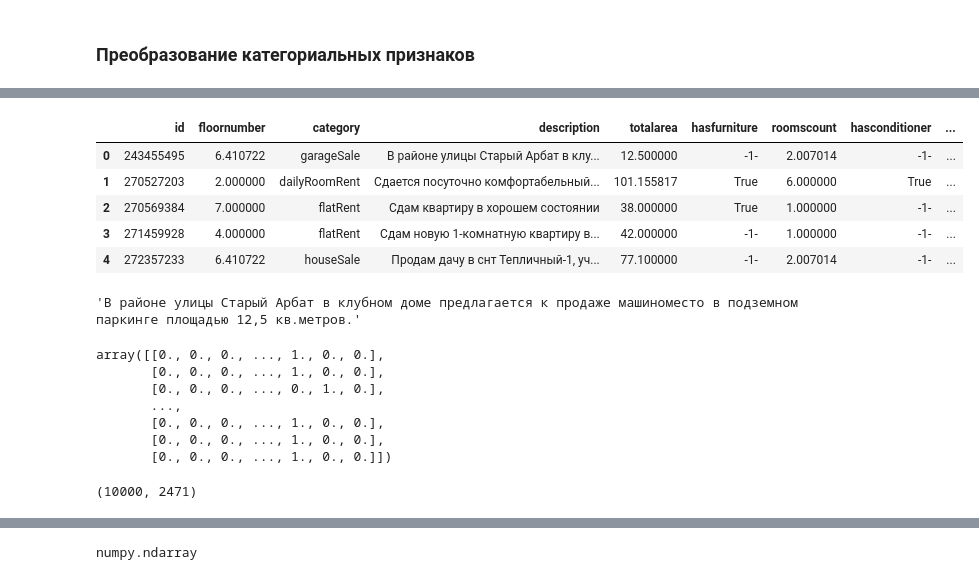
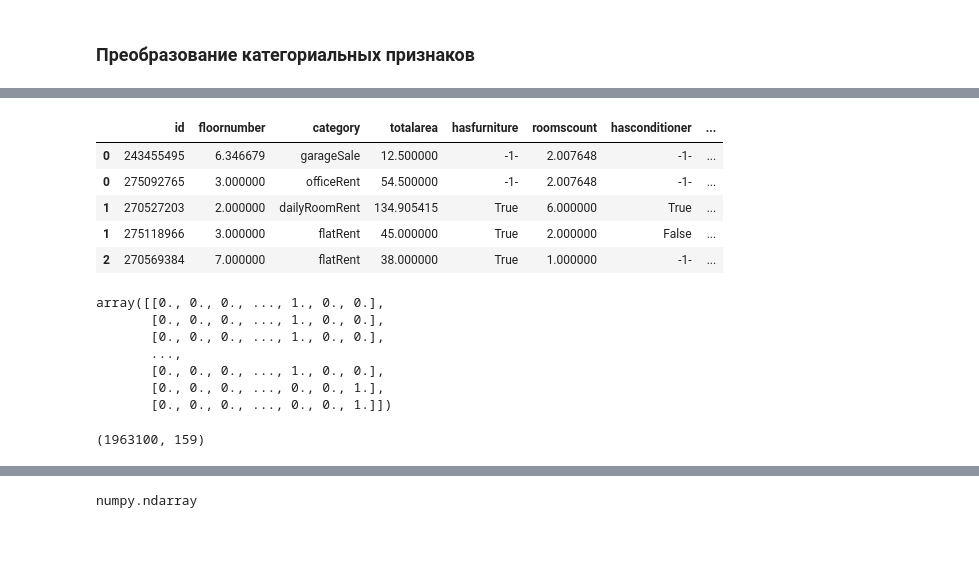
Before and after one commit to MariaZharova/recsys_internship, a Jupyter notebook: Embedding.ipynb, the cells around one changed output, grey strips where cells are left out. Drawn from its saved outputs; the diff is of its cells as text; code cells hidden in the pictures; blank space fills up the shorter version.

```diff
--- a/Embedding.ipynb
+++ b/Embedding.ipynb
@@ -325,41 +256,6 @@ memory usage: 8.5+ MB
 # %%
-data = data.drop(['parking', 'infrastructure', 'utilitiesTerms'], axis=1)
+data = data.drop(['parking', 'utilitiesTerms'], axis=1)
-# %%
-"""# отдельная обработка списков словарей
-def make_one_dict(arg):
-    """
-        #функция, которая составляет один словарь из списка словарей
-    """
-#    if len(arg) == 1 or len(arg) == 0:
-#        return arg
-    tmp = {}
-    for dct in arg:
-        #print(arg)
-        for k, v in dct.items():
-            tmp[k] = v
-    return tmp
-
-data['railways'] = data['railways'].apply(make_one_dict)
-data['undergrounds'] = data['undergrounds'].apply(make_one_dict)
-data['calculatedUndergrounds'] = data['calculatedUndergrounds'].apply(make_one_dict)
-data['address'] = data['address'].apply(make_one_dict)
-data['district'] = data['district'].apply(make_one_dict)
-
-data = make_set_keys1(data, 'railways')
-data = make_set_keys1(data, 'undergrounds')
-data = make_set_keys1(data, 'calculatedUndergrounds')
-data = make_set_keys1(data, 'address')
-data = make_set_keys1(data, 'district')
-
-data = data.drop(['railways', 'undergrounds', 'calculatedUndergrounds', 'address', 'district'], axis=1)"""
 # %%
-def is_empty_list(arg):
-    if arg == []:
-        return np.nan
-data['includedOptions'] = data['includedOptions'].apply(is_empty_list)
-data['cranageTypes'] = data['cranageTypes'].apply(is_empty_list)
-data['extinguishingSystemTypes'] = data['extinguishingSystemTypes'].apply(is_empty_list)
-data['liftTypes'] = data['liftTypes'].apply(is_empty_list)
 colss = get_nan_cols(data, 0.9)
 data = data.drop(colss, axis=1)
 data.head()
@@ -377,7 +273,7 @@ data.head()
 types = data.dtypes
 numerical_cols = []
 cat_cols = []
-for i in range(len(types)):
+for i in tqdm(range(len(types))):
     if types[i] != 'object':
         numerical_cols.append(data.columns[i])
     else:
@@ -406,35 +302,30 @@ data[numerical_cols].head()
 # %%
 # обработка пропусков
 # для числовых признаков
 def fillna_num(data_col):
     return data_col.fillna(data_col.mean())
 
 # для категориальных
 def fillna_cat(data_col):
     return data_col.fillna('-1-')
 
-for col in numerical_cols:
+for col in tqdm(numerical_cols):
     data[col] = fillna_num(data[col])
 
-for col in cat_cols:
+for col in tqdm(cat_cols):
     data[col] = fillna_cat(data[col])
 
 data.head()
 # %% [output]
-|  | id | floornumber | category | description | totalarea | hasfurniture | roomscount | hasconditioner | ... |
-| 0 | 243455495 | 6.410722 | garageSale | В районе улицы Старый Арбат в клу... | 12.500000 | -1- | 2.007014 | -1- | ... |
-| 1 | 270527203 | 2.000000 | dailyRoomRent | Сдается посуточно комфортабельный... | 101.155817 | True | 6.000000 | True | ... |
-| 2 | 270569384 | 7.000000 | flatRent | Сдам квартиру в хорошем состоянии | 38.000000 | True | 1.000000 | -1- | ... |
-| 3 | 271459928 | 4.000000 | flatRent | Сдам новую 1-комнатную квартиру в... | 42.000000 | -1- | 1.000000 | -1- | ... |
-| 4 | 272357233 | 6.410722 | houseSale | Продам дачу в снт Тепличный-1, уч... | 77.100000 | -1- | 2.007014 | -1- | ... |
+|  | id | floornumber | category | totalarea | hasfurniture | roomscount | hasconditioner | ... |
+| 0 | 243455495 | 6.346679 | garageSale | 12.500000 | -1- | 2.007648 | -1- | ... |
+| 0 | 275092765 | 3.000000 | officeRent | 54.500000 | -1- | 2.007648 | -1- | ... |
+| 1 | 270527203 | 2.000000 | dailyRoomRent | 134.905415 | True | 6.000000 | True | ... |
+| 1 | 275118966 | 3.000000 | flatRent | 45.000000 | True | 2.000000 | False | ... |
+| 2 | 270569384 | 7.000000 | flatRent | 38.000000 | True | 1.000000 | -1- | ... |
-# %%
-data['description'].iloc[0]
-# %% [output]
-'В районе улицы Старый Арбат в клубном доме предлагается к продаже машиноместо в подземном паркинге площадью 12,5 кв.метров.'
 # %%
-# кодирование категориальных кроме description
+# кодирование категориальных признаков
 data_cat = data[cat_cols]
-data_cat = data_cat.drop(['description'], axis=1)
 enc = OneHotEncoder(handle_unknown='ignore')
 cat_enc = enc.fit_transform(data_cat.astype(str)).toarray()
 display(cat_enc)
@@ -442,12 +333,12 @@ print(cat_enc.shape)
 # %% [output]
 array([[0., 0., 0., ..., 1., 0., 0.],
        [0., 0., 0., ..., 1., 0., 0.],
-       [0., 0., 0., ..., 0., 1., 0.],
+       [0., 0., 0., ..., 1., 0., 0.],
        ...,
        [0., 0., 0., ..., 1., 0., 0.],
-       [0., 0., 0., ..., 1., 0., 0.],
-       [0., 0., 0., ..., 1., 0., 0.]])
+       [0., 0., 0., ..., 0., 0., 1.],
+       [0., 0., 0., ..., 0., 0., 1.]])
-(10000, 2471)
+(1963100, 159)
 # %%
 # обработка description
 #vectorizer = TfidfVectorizer(max_features=5000)
```
Also changed, not shown: parts of 36 cells of this notebook.
